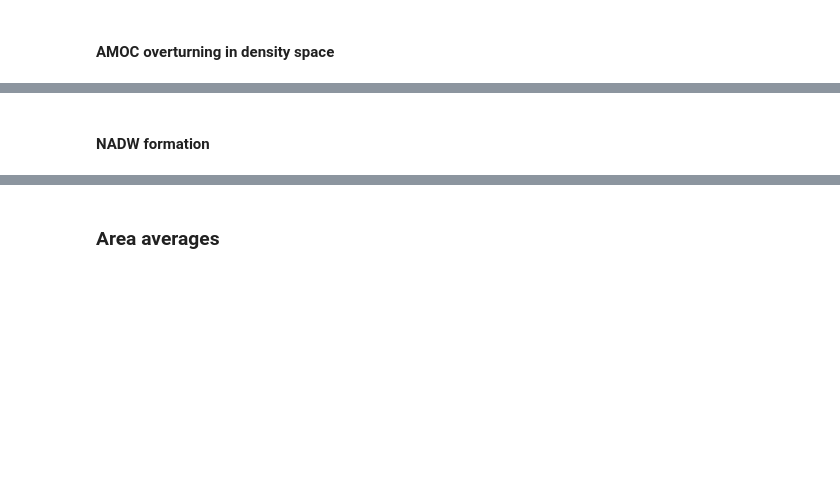
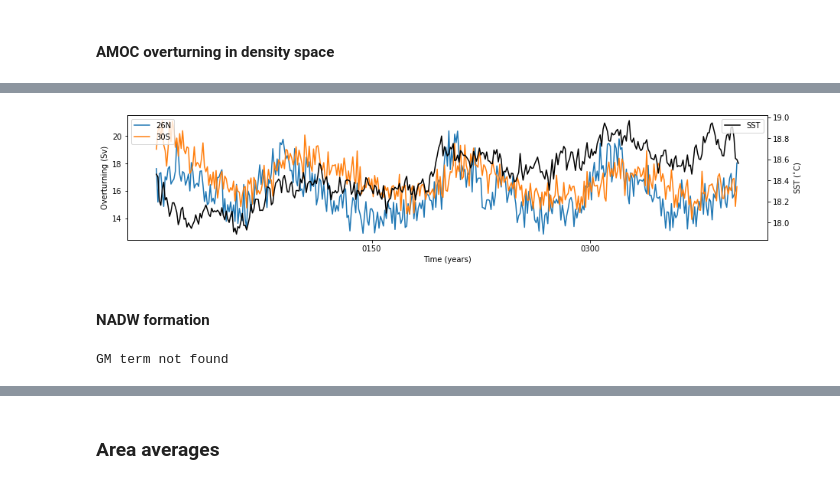
Before and after one commit to wghuneke/ACCESS-CM2-025_Analysis, a Jupyter notebook: notebooks/Playing_Around_ACCESS_CM2.ipynb, the cells around one changed output, grey strips where cells are left out. Cells and saved outputs as stored; diff of their text form; code cells hidden in the pictures; blank space fills up the shorter version.

```diff
--- a/notebooks/Playing_Around_ACCESS_CM2.ipynb
+++ b/notebooks/Playing_Around_ACCESS_CM2.ipynb
@@ -519,2 +562,21 @@ psi_amoc_30S = get_AMOC('0001-01-01', '0002-12-31', -30)
+# %%
+sst = xr.open_dataarray(path_to_data + 'temp_surface_ave_annual.nc')
+# %%
+fig, ax1 = plt.subplots(figsize=(15,3))
+psi_amoc_26N.plot(label='26N')
+psi_amoc_30S.plot(label='30S')
+
+ax2 = ax1.twinx()
+sst.plot(color='k', label='SST')
+
+ax1.legend(loc=2)
+ax2.legend(loc=1)
+ax1.set_xlabel('Time (years)')
+ax1.set_title('')
+ax2.set_title('')
+ax1.set_ylabel('Overturning (Sv)')
+ax2.set_ylabel('SST ($^{\circ}$C)');
+# %% [output]
+[figure, added]
 # %% [markdown]
 #### NADW formation
@@ -520,0 +603,5 @@ psi_amoc_30S = get_AMOC('0001-01-01', '0002-12-31', -30)
+# %%
+%%time
+psi_amoc_sum = calc_NADW_formation('0011-01-01', '0100-12-31')
+# %% [output]
+GM term not found
```
Also changed, not shown: parts of 22 cells of this notebook.
